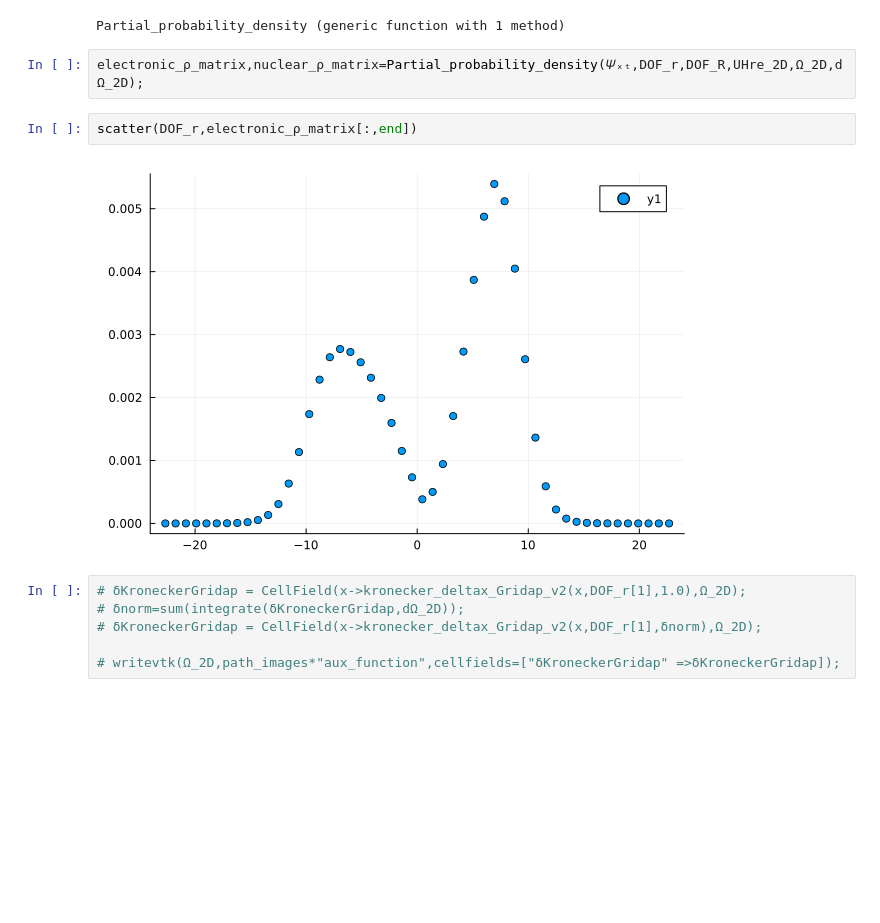
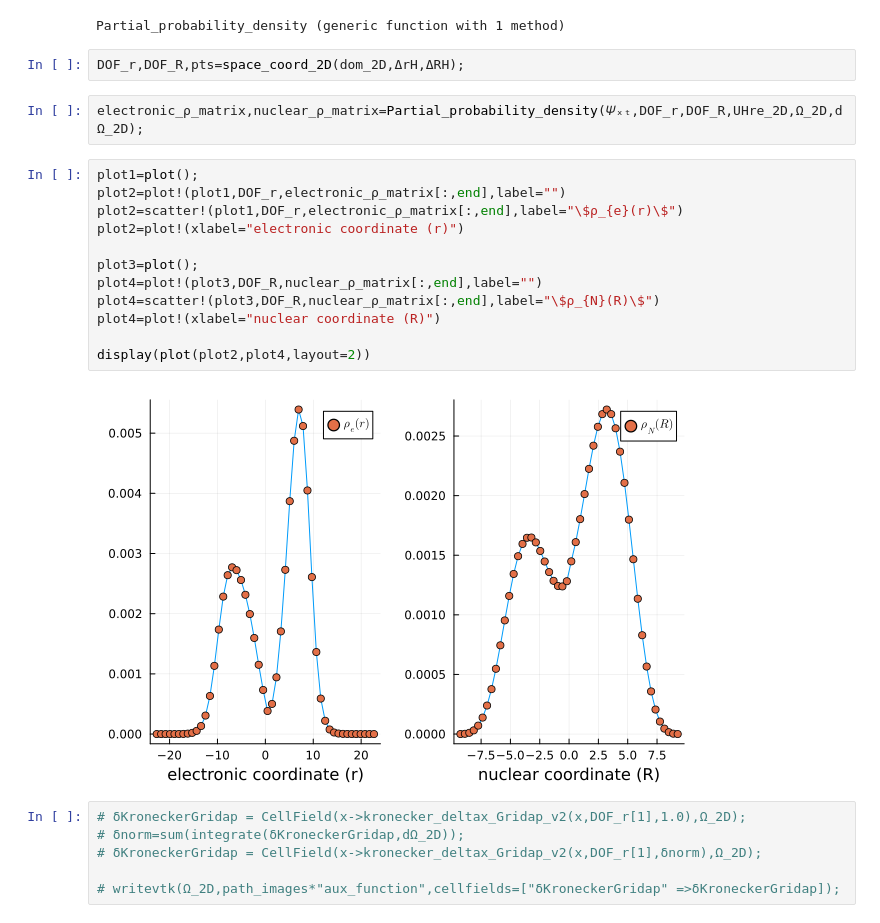
Before and after one commit to mendzmartin/ElectronNuclear_Coupling_Dynamics, a Jupyter notebook: codes/03_Code_auxiliary_tests.ipynb, the cells around one changed output. Cells and saved outputs as stored; diff of their text form; blank space fills up the shorter version.

```diff
--- a/codes/03_Code_auxiliary_tests.ipynb
+++ b/codes/03_Code_auxiliary_tests.ipynb
@@ -157,12 +157,24 @@ function Partial_probability_density(𝛹ₓ_vector,x₁_vector,x₂_vector,Tria
 end
 # %% [output]
 Partial_probability_density (generic function with 1 method)
+# %%
+DOF_r,DOF_R,pts=space_coord_2D(dom_2D,ΔrH,ΔRH);
 # %%
 electronic_ρ_matrix,nuclear_ρ_matrix=Partial_probability_density(𝛹ₓₜ,DOF_r,DOF_R,UHre_2D,Ω_2D,dΩ_2D);
-# %%
-scatter(DOF_r,electronic_ρ_matrix[:,end])
-# %% [output]
-[figure, removed]
+# %%
+plot1=plot();
+plot2=plot!(plot1,DOF_r,electronic_ρ_matrix[:,end],label="")
+plot2=scatter!(plot1,DOF_r,electronic_ρ_matrix[:,end],label="\$ρ_{e}(r)\$")
+plot2=plot!(xlabel="electronic coordinate (r)")
+
+plot3=plot();
+plot4=plot!(plot3,DOF_R,nuclear_ρ_matrix[:,end],label="")
+plot4=scatter!(plot3,DOF_R,nuclear_ρ_matrix[:,end],label="\$ρ_{N}(R)\$")
+plot4=plot!(xlabel="nuclear coordinate (R)")
+
+display(plot(plot2,plot4,layout=2))
+# %% [output]
+[figure, added]
 # %%
 # δKroneckerGridap = CellField(x->kronecker_deltax_Gridap_v2(x,DOF_r[1],1.0),Ω_2D);
 # δnorm=sum(integrate(δKroneckerGridap,dΩ_2D));
```
Also changed, not shown: parts of 12 cells of this notebook, 32 other files.
